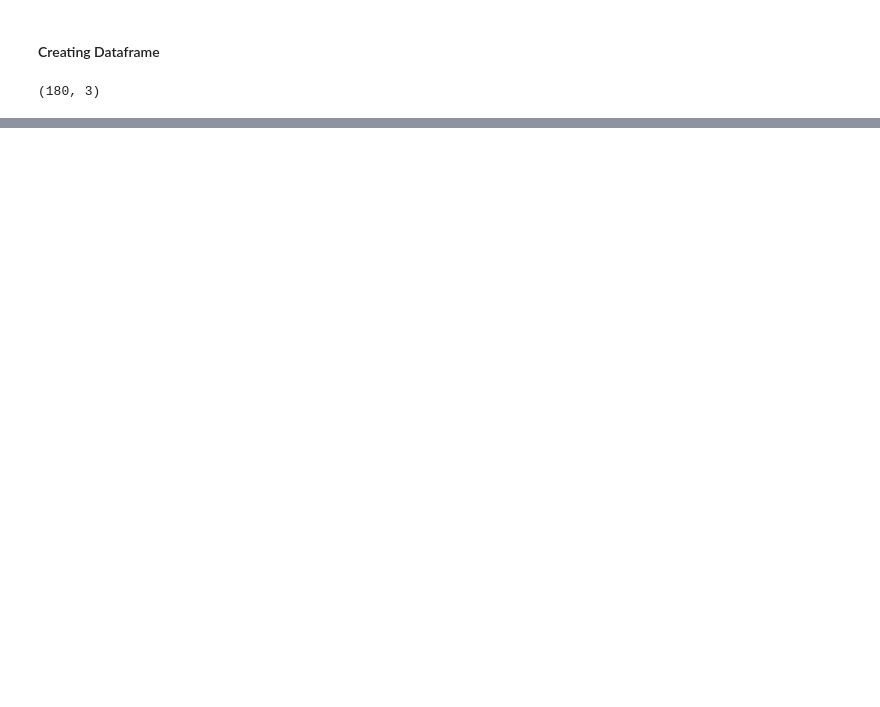
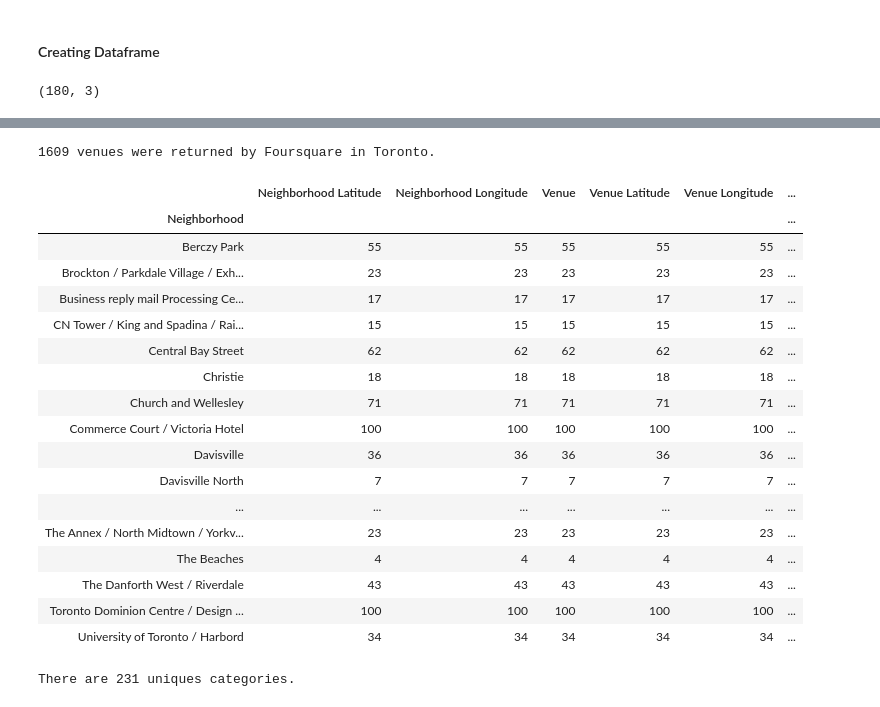
Before and after one commit to JGraceC1/IBMDataScienceCapstone, a Jupyter notebook: Week Three Assignment - K Clustering.ipynb, the cells around one changed output, grey strips where cells are left out. Saved outputs shown, nothing was run; the diff lists cells and outputs as text; code cells hidden in the pictures; blank space fills up the shorter version.

```diff
--- a/Week Three Assignment - K Clustering.ipynb
+++ b/Week Three Assignment - K Clustering.ipynb
@@ -58,0 +101,8 @@ neighbourhood
+# %%
+address = 'Toronto, Canada'
+
+geolocator = Nominatim(user_agent="Toronto_explorer")
+location = geolocator.geocode(address)
+latitude = location.latitude
+longitude = location.longitude
+print('The geograpical coordinate of Toronto are {}, {}.'.format(latitude,longitude))
@@ -58,0 +217,29 @@ neighbourhood
+# %%
+print('{} venues were returned by Foursquare in Toronto.'.format(toronto_venues.shape[0]))
+# %% [output]
+1609 venues were returned by Foursquare in Toronto.
+# %%
+toronto_venues.groupby('Neighborhood').count()
+# %% [output]
+|  | Neighborhood Latitude | Neighborhood Longitude | Venue | Venue Latitude | Venue Longitude | ... |
+| Neighborhood |  |  |  |  |  | ... |
+| Berczy Park | 55 | 55 | 55 | 55 | 55 | ... |
+| Brockton / Parkdale Village / Exh... | 23 | 23 | 23 | 23 | 23 | ... |
+| Business reply mail Processing Ce... | 17 | 17 | 17 | 17 | 17 | ... |
+| CN Tower / King and Spadina / Rai... | 15 | 15 | 15 | 15 | 15 | ... |
+| Central Bay Street | 62 | 62 | 62 | 62 | 62 | ... |
+| Christie | 18 | 18 | 18 | 18 | 18 | ... |
+| Church and Wellesley | 71 | 71 | 71 | 71 | 71 | ... |
+| Commerce Court / Victoria Hotel | 100 | 100 | 100 | 100 | 100 | ... |
+| Davisville | 36 | 36 | 36 | 36 | 36 | ... |
+| Davisville North | 7 | 7 | 7 | 7 | 7 | ... |
+| ... | ... | ... | ... | ... | ... | ... |
+| The Annex / North Midtown / Yorkv... | 23 | 23 | 23 | 23 | 23 | ... |
+| The Beaches | 4 | 4 | 4 | 4 | 4 | ... |
+| The Danforth West / Riverdale | 43 | 43 | 43 | 43 | 43 | ... |
+| Toronto Dominion Centre / Design ... | 100 | 100 | 100 | 100 | 100 | ... |
+| University of Toronto / Harbord | 34 | 34 | 34 | 34 | 34 | ... |
+# %%
+print('There are {} uniques categories.'.format(len(toronto_venues['Venue Category'].unique())))
+# %% [output]
+There are 231 uniques categories.
```
Also changed, not shown: parts of 27 cells of this notebook.
